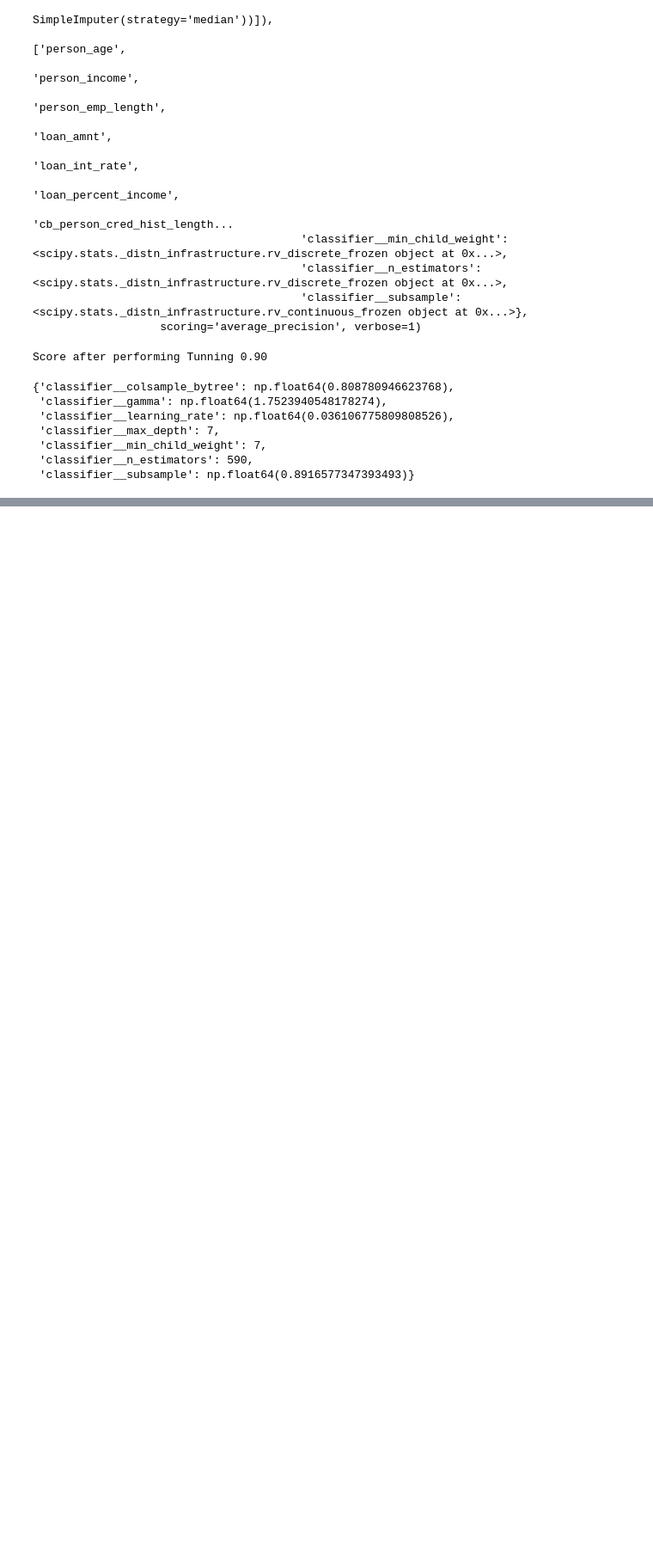
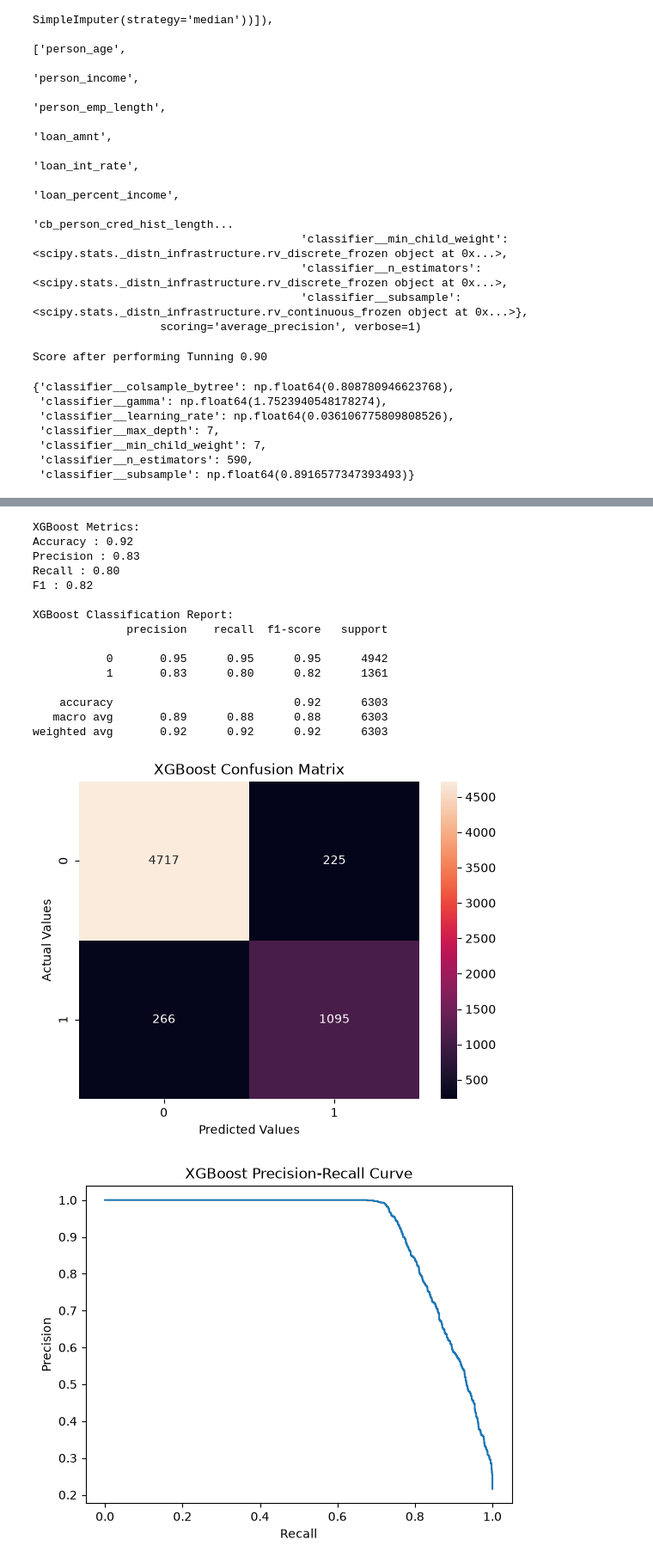
Before and after one commit to subhajit404/Credit-Risk-ML-System, a Jupyter notebook: main.ipynb, the cells around one changed output, grey strips where cells are left out. Shown at 86% size. Drawn from its saved outputs; the diff is of its cells as text; code cells hidden in the pictures; blank space fills up the shorter version.

```diff
--- a/main.ipynb
+++ b/main.ipynb
@@ -501,0 +524,21 @@ random_search.best_params_
+# %%
+#Passing the XGBoost model after performing Hyperparameter Tuning
+evaluate_model("XGBoost", random_search, X_test, y_test)
+# %% [output]
+XGBoost Metrics:
+Accuracy : 0.92
+Precision : 0.83
+Recall : 0.80
+F1 : 0.82
+
+XGBoost Classification Report:
+              precision    recall  f1-score   support
+
+           0       0.95      0.95      0.95      4942
+           1       0.83      0.80      0.82      1361
+
+    accuracy                           0.92      6303
+   macro avg       0.89      0.88      0.88      6303
+weighted avg       0.92      0.92      0.92      6303
+[figure, added]
+[figure, added]
```
Also changed, not shown: parts of 2 cells of this notebook.
